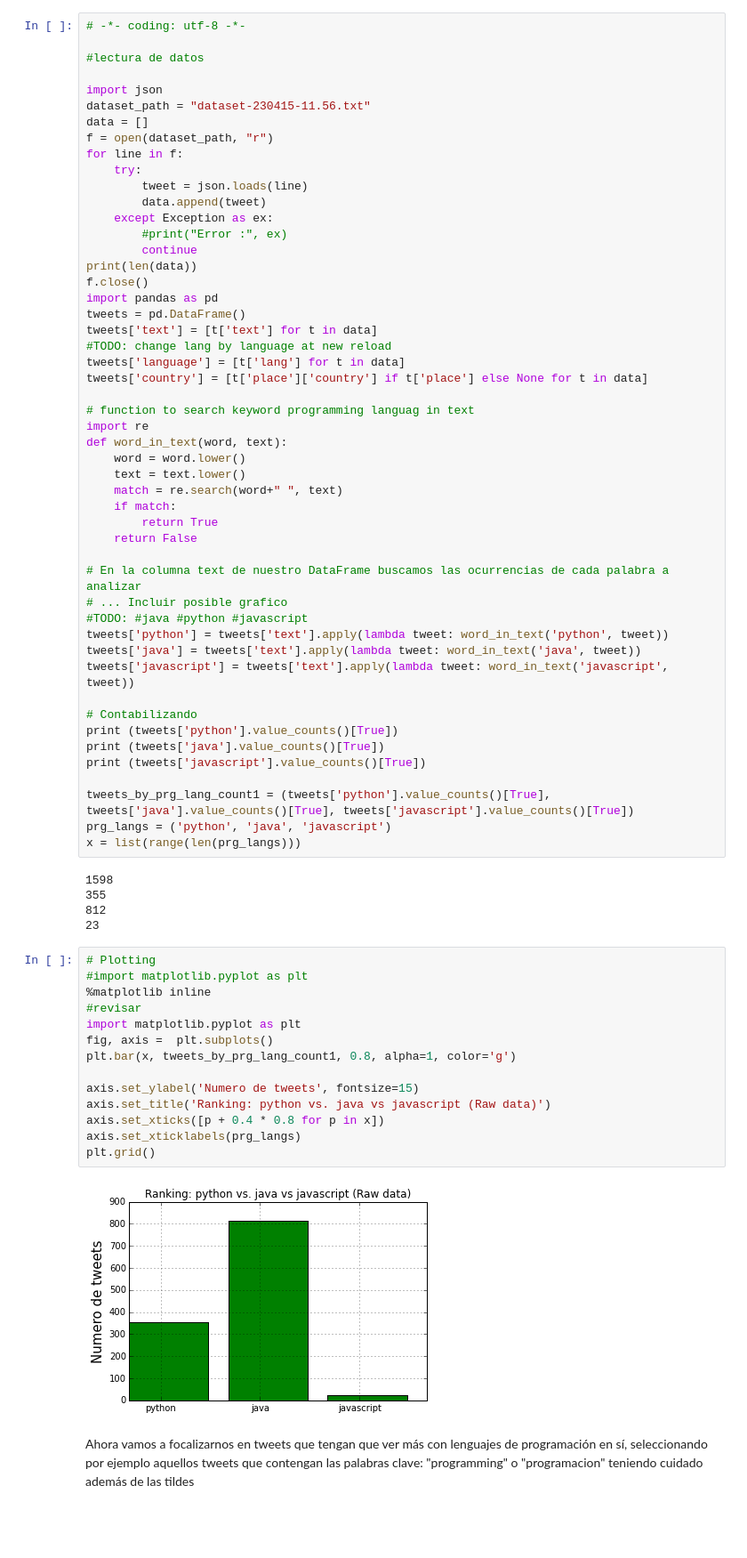
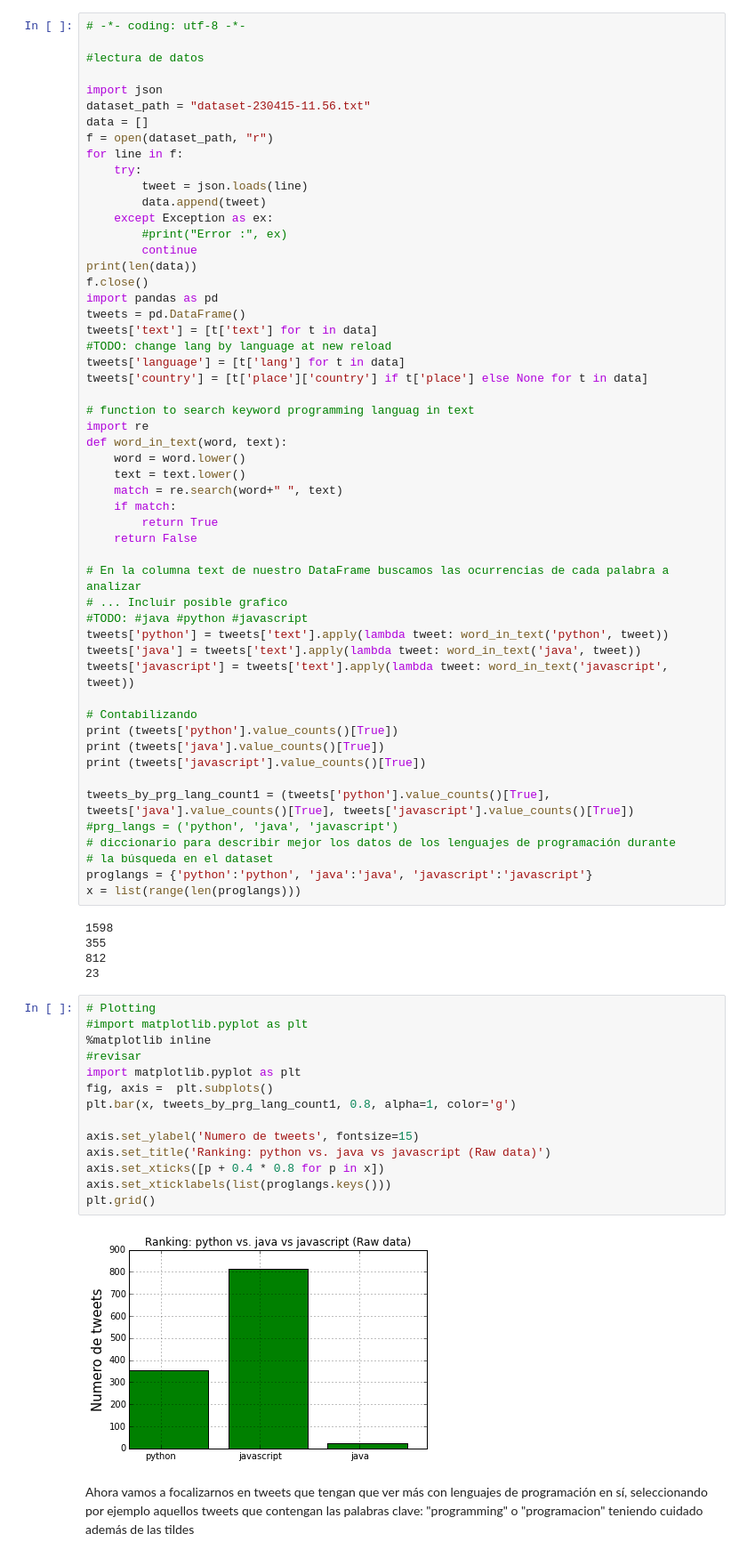
Before and after one commit to miltonlab/pyresearch, a Jupyter notebook: socialysis/paper.ipynb, the cells around one changed output. Shown: that part at 89% size. Cells and saved outputs as stored; diff of their text form; blank space fills up the shorter version.

```diff
--- a/socialysis/paper.ipynb
+++ b/socialysis/paper.ipynb
@@ -48,8 +48,11 @@ print (tweets['java'].value_counts()[True])
 print (tweets['javascript'].value_counts()[True])
 
 tweets_by_prg_lang_count1 = (tweets['python'].value_counts()[True], tweets['java'].value_counts()[True], tweets['javascript'].value_counts()[True])
-prg_langs = ('python', 'java', 'javascript')
-x = list(range(len(prg_langs)))
+#prg_langs = ('python', 'java', 'javascript')
+# diccionario para describir mejor los datos de los lenguajes de programación durante
+# la búsqueda en el dataset
+proglangs = {'python':'python', 'java':'java', 'javascript':'javascript'}
+x = list(range(len(proglangs)))
 # %% [output]
 1598
 355
@@ -58,19 +61,19 @@ x = list(range(len(prg_langs)))
 # %%
 # Plotting
 #import matplotlib.pyplot as plt
 %matplotlib inline
 #revisar
 import matplotlib.pyplot as plt
 fig, axis =  plt.subplots()
 plt.bar(x, tweets_by_prg_lang_count1, 0.8, alpha=1, color='g')
 
 axis.set_ylabel('Numero de tweets', fontsize=15)
 axis.set_title('Ranking: python vs. java vs javascript (Raw data)')
 axis.set_xticks([p + 0.4 * 0.8 for p in x])
-axis.set_xticklabels(prg_langs)
+axis.set_xticklabels(list(proglangs.keys()))
 plt.grid()
 # %% [output]
-[figure, old version]
+[figure, new version]
 # %% [markdown]
 Ahora vamos a focalizarnos en tweets  que tengan que ver más con lenguajes de programación en sí, seleccionando por ejemplo aquellos tweets que contengan las palabras clave: "programming" o "programacion" teniendo cuidado además de las tildes
 # %%
```
Also changed, not shown: parts of 21 cells of this notebook.
